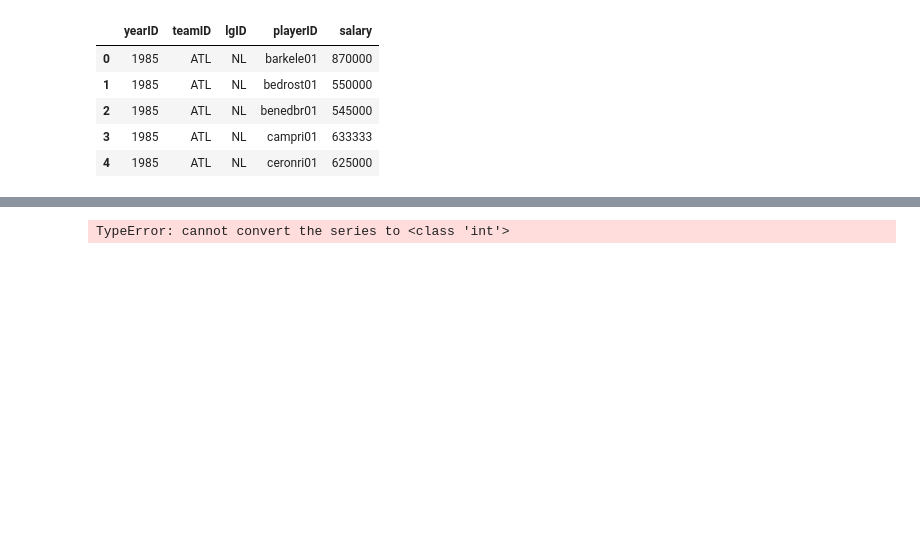
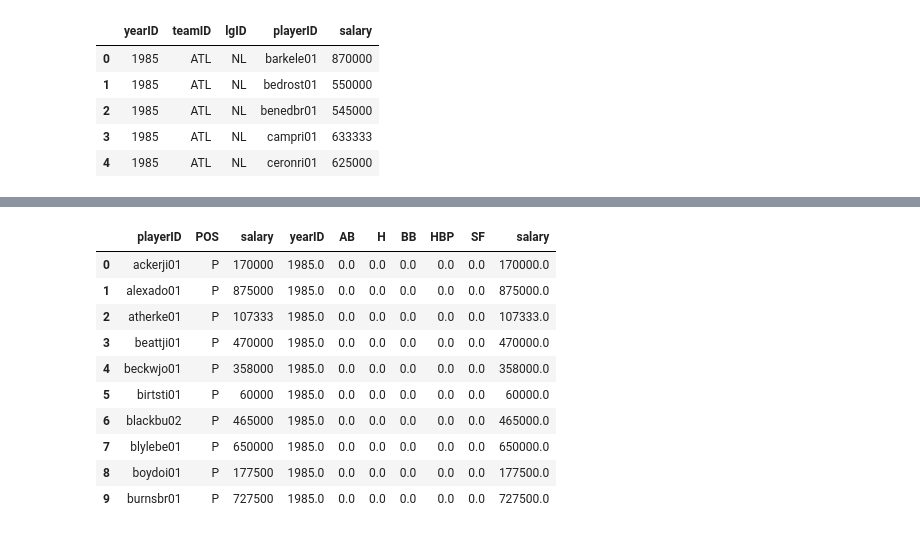
Before and after one commit to njberejan/moneyball, a Jupyter notebook: moneyball.ipynb, the cells around one changed output, grey strips where cells are left out. Saved outputs shown, nothing was run; the diff lists cells and outputs as text; code cells hidden in the pictures; blank space fills up the shorter version.

```diff
--- a/moneyball.ipynb
+++ b/moneyball.ipynb
@@ -84,2 +105,20 @@ cleaned_data.head()
+# %%
+to_merge_data = amalgamated_data[['playerID', 'POS', 'salary']]
+# %%
+merged_data = pd.concat([to_merge_data, cleaned_data], axis = 1)
+# %%
+merged_data.head(10)
+# %% [output]
+|  | playerID | POS | salary | yearID | AB | H | BB | HBP | SF | salary |
+| 0 | ackerji01 | P | 170000 | 1985.0 | 0.0 | 0.0 | 0.0 | 0.0 | 0.0 | 170000.0 |
+| 1 | alexado01 | P | 875000 | 1985.0 | 0.0 | 0.0 | 0.0 | 0.0 | 0.0 | 875000.0 |
+| 2 | atherke01 | P | 107333 | 1985.0 | 0.0 | 0.0 | 0.0 | 0.0 | 0.0 | 107333.0 |
+| 3 | beattji01 | P | 470000 | 1985.0 | 0.0 | 0.0 | 0.0 | 0.0 | 0.0 | 470000.0 |
+| 4 | beckwjo01 | P | 358000 | 1985.0 | 0.0 | 0.0 | 0.0 | 0.0 | 0.0 | 358000.0 |
+| 5 | birtsti01 | P | 60000 | 1985.0 | 0.0 | 0.0 | 0.0 | 0.0 | 0.0 | 60000.0 |
+| 6 | blackbu02 | P | 465000 | 1985.0 | 0.0 | 0.0 | 0.0 | 0.0 | 0.0 | 465000.0 |
+| 7 | blylebe01 | P | 650000 | 1985.0 | 0.0 | 0.0 | 0.0 | 0.0 | 0.0 | 650000.0 |
+| 8 | boydoi01 | P | 177500 | 1985.0 | 0.0 | 0.0 | 0.0 | 0.0 | 0.0 | 177500.0 |
+| 9 | burnsbr01 | P | 727500 | 1985.0 | 0.0 | 0.0 | 0.0 | 0.0 | 0.0 | 727500.0 |
 # %%
 def get_obp(hits, walks, hit_by_pitch, at_bats, sacrifice_flies):
@@ -87,4 +126,2 @@ def get_obp(hits, walks, hit_by_pitch, at_bats, sacrifice_flies):
 # %%
-cleaned_data['OBP'] = get_obp(cleaned_data['H'], cleaned_data['BB'], cleaned_data['HBP'], cleaned_data['AB'], cleaned_data['SF'])
+merged_data['OBP'] = get_obp(cleaned_data['H'], cleaned_data['BB'], cleaned_data['HBP'], cleaned_data['AB'], cleaned_data['SF'])
-# %% [output]
-TypeError: cannot convert the series to <class 'int'>
```
Also changed, not shown: parts of 30 cells of this notebook.
